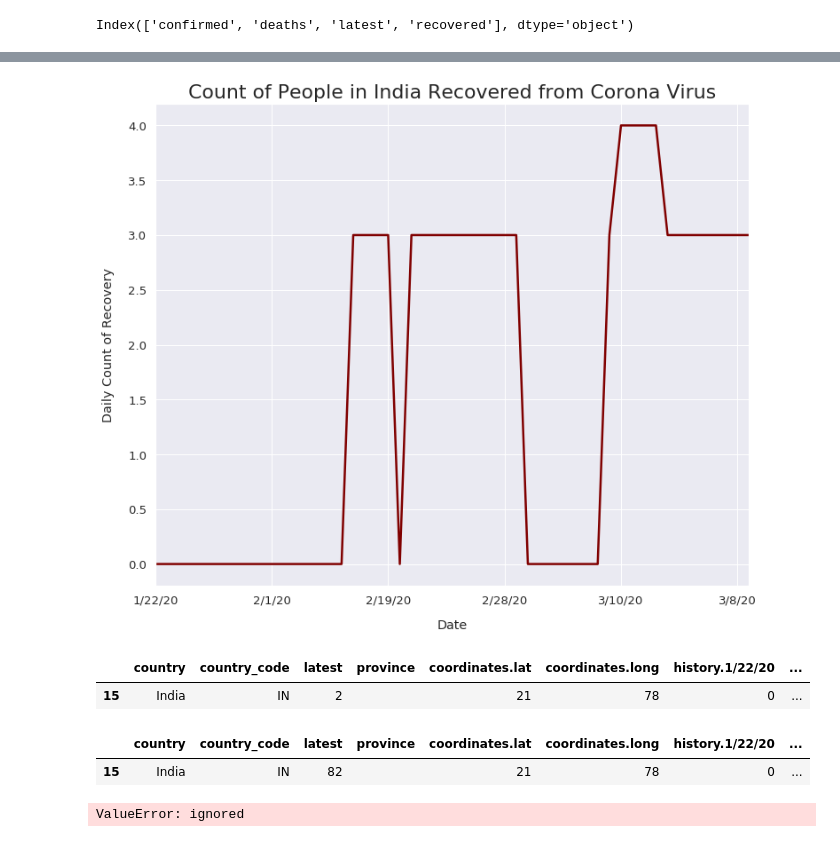
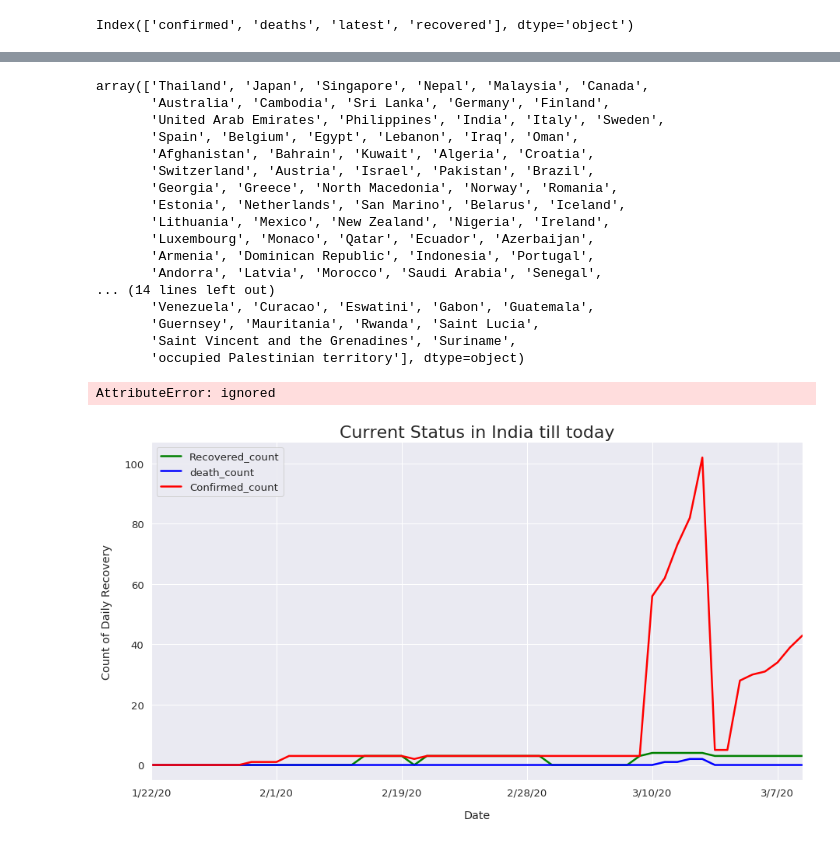
Before and after one commit to radhika1112/Real-time-COVID-19-analysis, a Jupyter notebook: COVID_19_Analysis_on_real_time_data.ipynb, the cells around one changed output, grey strips where cells are left out. Saved outputs shown, nothing was run; the diff lists cells and outputs as text; code cells hidden in the pictures.

```diff
--- a/COVID_19_Analysis_on_real_time_data.ipynb
+++ b/COVID_19_Analysis_on_real_time_data.ipynb
@@ -117,0 +131,2 @@ india_recovery=recovered_df1[recovered_df1['country']=='India']
+# %%
+result = pd.concat([recovered_df, deaths_df,confirmed_df], axis=1, sort=False)
@@ -117,0 +149,5 @@ india_recovery=recovered_df1[recovered_df1['country']=='India']
+# %%
+result=result[['country','R_Date','Recovered_count','death_count','Confirmed_count']]
+# %%
+result=result.iloc[:,2:]
+result
@@ -118,27 +168,41 @@ india_recovery=recovered_df1[recovered_df1['country']=='India']
+# %%
+result.country.unique()
+# %% [output]
+array(['Thailand', 'Japan', 'Singapore', 'Nepal', 'Malaysia', 'Canada',
+       'Australia', 'Cambodia', 'Sri Lanka', 'Germany', 'Finland',
+       'United Arab Emirates', 'Philippines', 'India', 'Italy', 'Sweden',
+       'Spain', 'Belgium', 'Egypt', 'Lebanon', 'Iraq', 'Oman',
+       'Afghanistan', 'Bahrain', 'Kuwait', 'Algeria', 'Croatia',
+       'Switzerland', 'Austria', 'Israel', 'Pakistan', 'Brazil',
+       'Georgia', 'Greece', 'North Macedonia', 'Norway', 'Romania',
+       'Estonia', 'Netherlands', 'San Marino', 'Belarus', 'Iceland',
+       'Lithuania', 'Mexico', 'New Zealand', 'Nigeria', 'Ireland',
+       'Luxembourg', 'Monaco', 'Qatar', 'Ecuador', 'Azerbaijan',
+       'Armenia', 'Dominican Republic', 'Indonesia', 'Portugal',
+       'Andorra', 'Latvia', 'Morocco', 'Saudi Arabia', 'Senegal',
+... (14 lines left out)
+       'Venezuela', 'Curacao', 'Eswatini', 'Gabon', 'Guatemala',
+       'Guernsey', 'Mauritania', 'Rwanda', 'Saint Lucia',
+       'Saint Vincent and the Grenadines', 'Suriname',
+       'occupied Palestinian territory'], dtype=object)
+# %%
+count_in_India = result[result['country']=='India']
+# %%
+maxd=max(count_in_India['R_Date'])
+maxd
+# %% [output]
+AttributeError: ignored
 # %%
 import seaborn as sns;
 import matplotlib.pyplot as plt
 
 sns.set(font_scale=1.2)
-india_recovery.set_index('Date')['Value'].plot(figsize=(12, 10), linewidth=2.5, color='maroon')
+count_in_India.set_index('R_Date')['Recovered_count'].plot(figsize=(15, 8), linewidth=2.5, color='green')
+count_in_India.set_index('R_Date')['death_count'].plot(figsize=(15, 8), linewidth=2.5, color='blue')
+count_in_India.set_index('R_Date')['Confirmed_count'].plot(figsize=(15, 8), linewidth=2.5, color='red')
 plt.xlabel("Date", labelpad=15)
-plt.ylabel("Daily Count of Recovery", labelpad=15)
-plt.title("Count of People in India Recovered from Corona Virus", y=1.0, fontsize=22);
+plt.ylabel("Count of Daily Recovery", labelpad=15)
+plt.legend()
+plt.title("Current Status in India till today", y=1.0, fontsize=22);
 # %% [output]
-[figure, old version]
+[figure, new version]
-# %%
-deaths_df[deaths_df['country']=='India']
-# %% [output]
-|  | country | country_code | latest | province | coordinates.lat | coordinates.long | history.1/22/20 | ... |
-| 15 | India | IN | 2 |  | 21 | 78 | 0 | ... |
-# %%
-confirmed_df[confirmed_df['country']=='India']
-# %% [output]
-|  | country | country_code | latest | province | coordinates.lat | coordinates.long | history.1/22/20 | ... |
-| 15 | India | IN | 82 |  | 21 | 78 | 0 | ... |
-# %%
-ax = sns.lineplot(x="confirmed_df[:,6:]", y="signal", hue="event",
-                  units="subject", estimator=None, lw=1,
-                  data=confirmed_df.query("country == 'India'"))
-# %% [output]
-ValueError: ignored
```
Also changed, not shown: parts of 13 cells of this notebook.
